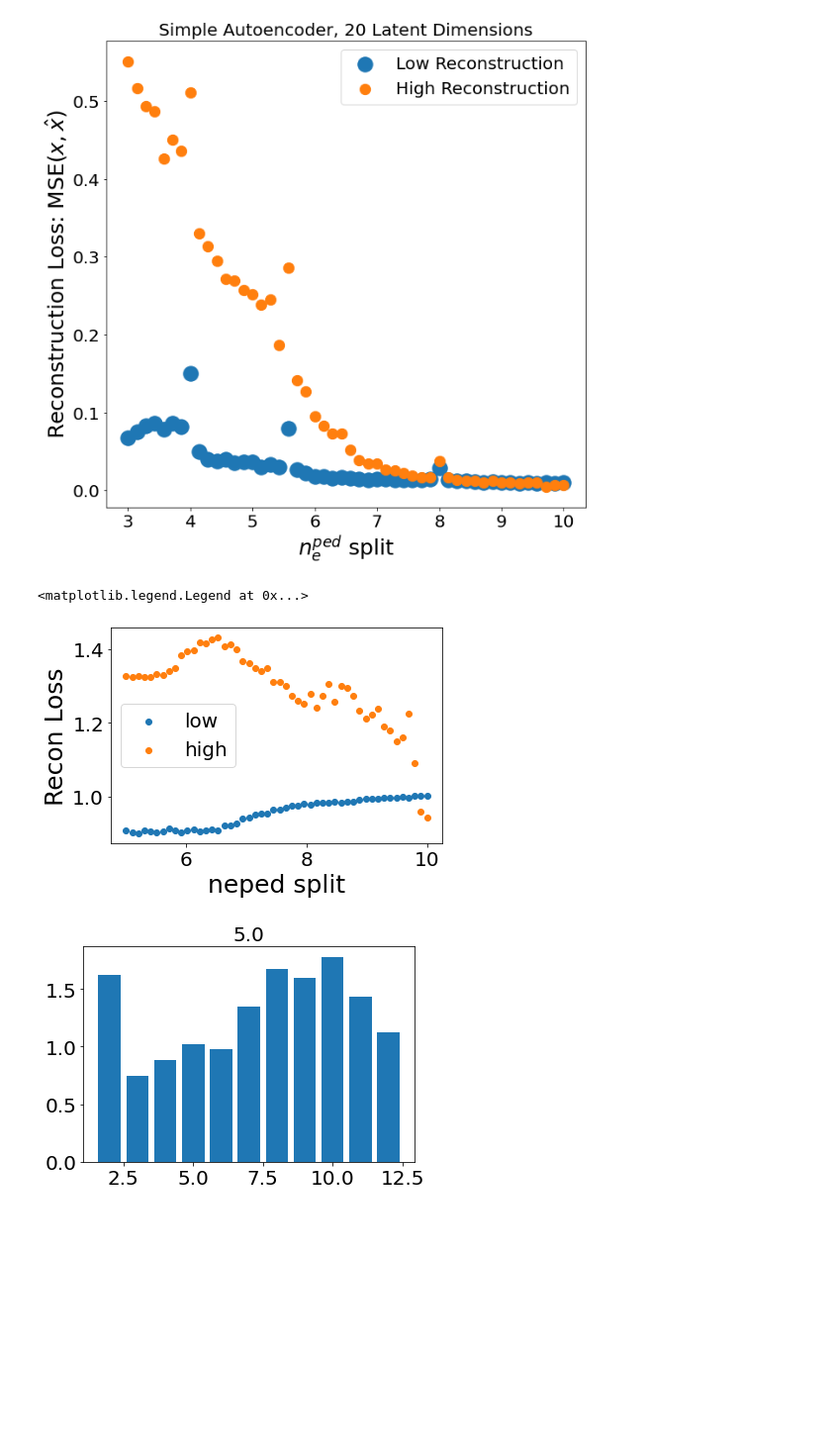
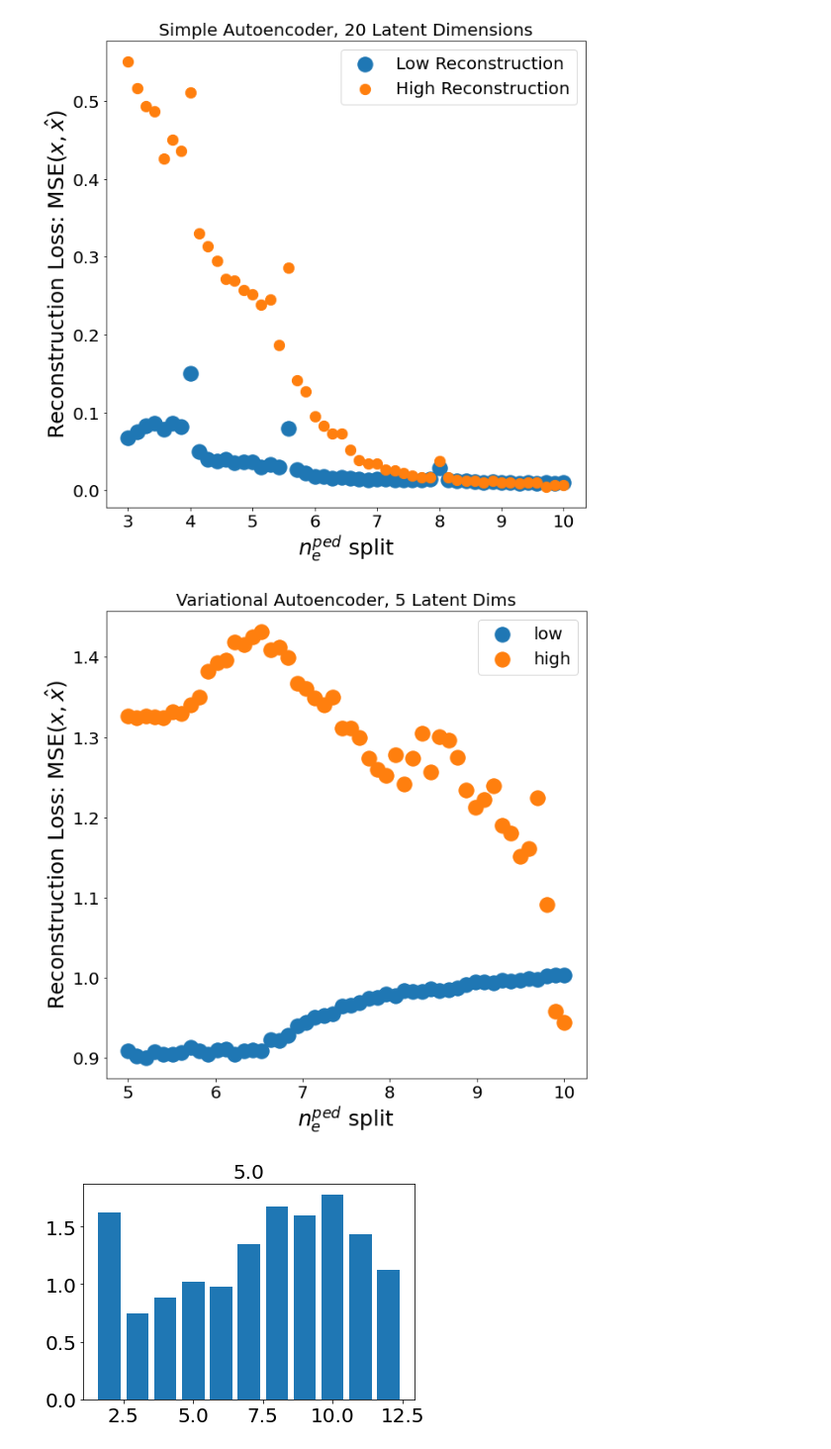
Before and after one commit to fusionby2030/greedy-pillows, a Jupyter notebook: src/the-great-split/out/plot-results.ipynb, the cells around one changed output. Shown at 99% size. Saved outputs shown, nothing was run; the diff lists cells and outputs as text; code cells hidden in the pictures; blank space fills up the shorter version.

```diff
--- a/src/the-great-split/out/plot-results.ipynb
+++ b/src/the-great-split/out/plot-results.ipynb
@@ -126,14 +126,17 @@ with open('./anom_detect_VanillaVAE_ld20_split5to10_results.pickle', 'rb') as fi
     vae_results = pickle.load(file)
     vae_losses = pickle.load(file)
 # %%
-plt.scatter(vae_losses['split'],vae_losses['low'], label='low')
-plt.scatter(vae_losses['split'],vae_losses['high'], label='high')
-plt.xlabel('neped split')
-plt.ylabel('Recon Loss')
+fig = plt.figure(figsize=(10,10))
+plt.scatter(vae_losses['split'],vae_losses['low'], s=300, label='low')
+plt.scatter(vae_losses['split'],vae_losses['high'], s=300,label='high')
+plt.xlabel('$n_e^{ped}$ split')
+plt.ylabel('Reconstruction Loss: MSE($x, \hat{x}$)')
+plt.title('Variational Autoencoder, 5 Latent Dims')
+# plt.vlines(9.71, 1.0, 1.4)
 plt.legend()
+plt.show()
 # %% [output]
-<matplotlib.legend.Legend at 0x...>
-[figure, old version]
+[figure, new version]
 # %%
 # 6.122448979591837, 8.061224489795919
 for j in np.linspace(5, 10, num=50):
```
Also changed, not shown: parts of 16 cells of this notebook, 33 other files.
